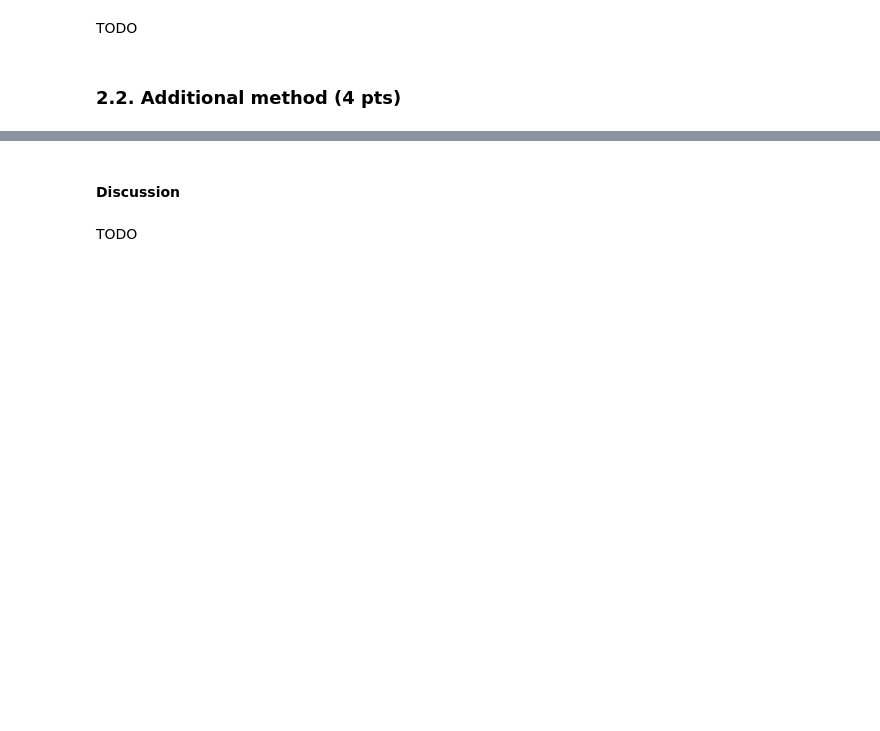
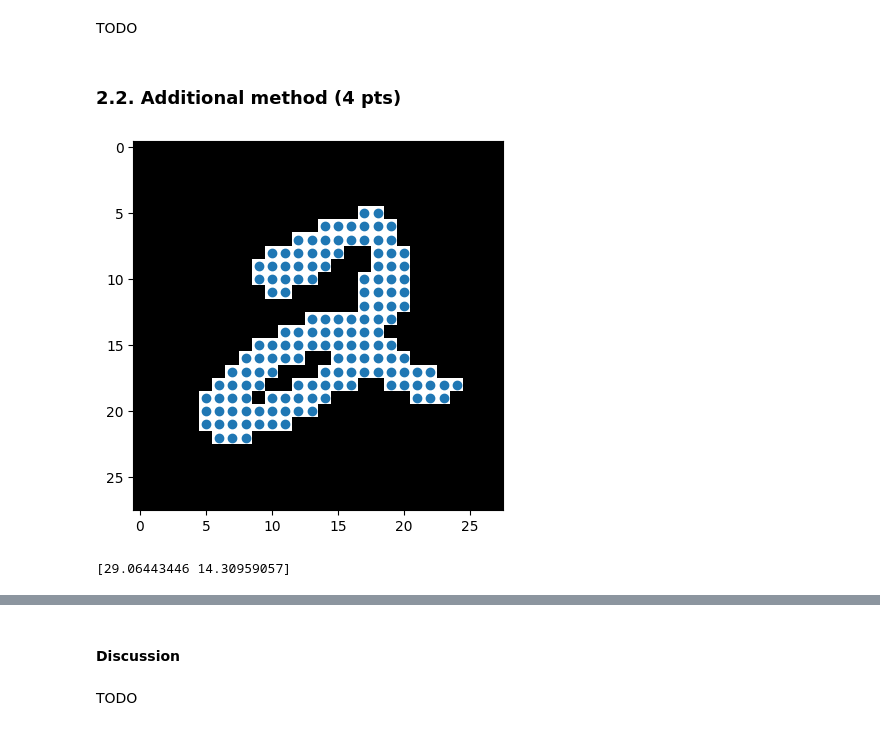
Before and after one commit to OctavioProfeta/iapr, a Jupyter notebook: labs/lab_02_object_description.ipynb, the cells around one changed output, grey strips where cells are left out. Saved outputs shown, nothing was run; the diff lists cells and outputs as text; code cells hidden in the pictures; blank space fills up the shorter version.

```diff
--- a/labs/lab_02_object_description.ipynb
+++ b/labs/lab_02_object_description.ipynb
@@ -693,0 +692,24 @@ TODO
+# %%
+# TODO
+
+img = twos[0]
+
+# get the position of all the white pixels
+pxl_pos = np.where(img)
+
+# Plot to be sure
+plt.imshow(img, cmap='gray')
+plt.plot(pxl_pos[1], pxl_pos[0], 'o')
+plt.show()
+
+# get the covariance matrix of the object
+cov = np.cov(pxl_pos)
+
+# Compute the eigenvalues and eigenvectors
+eig_val, eig_vec = np.linalg.eig(cov)
+
+# Print the eigenvalues
+print(eig_val)
+# %% [output]
+[figure, added]
+[29.06443446 14.30959057]
```
Also changed, not shown: parts of 7 cells of this notebook.
